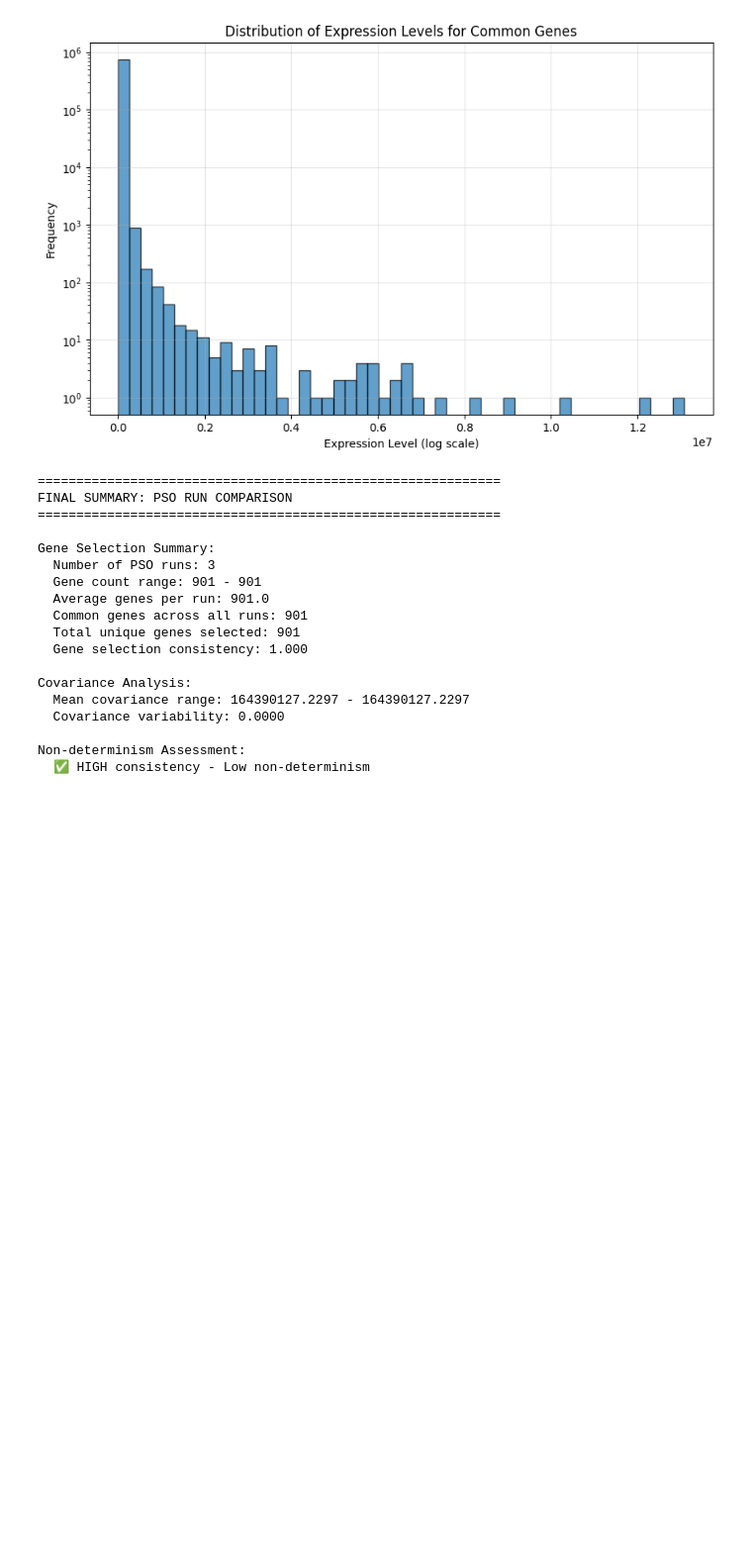
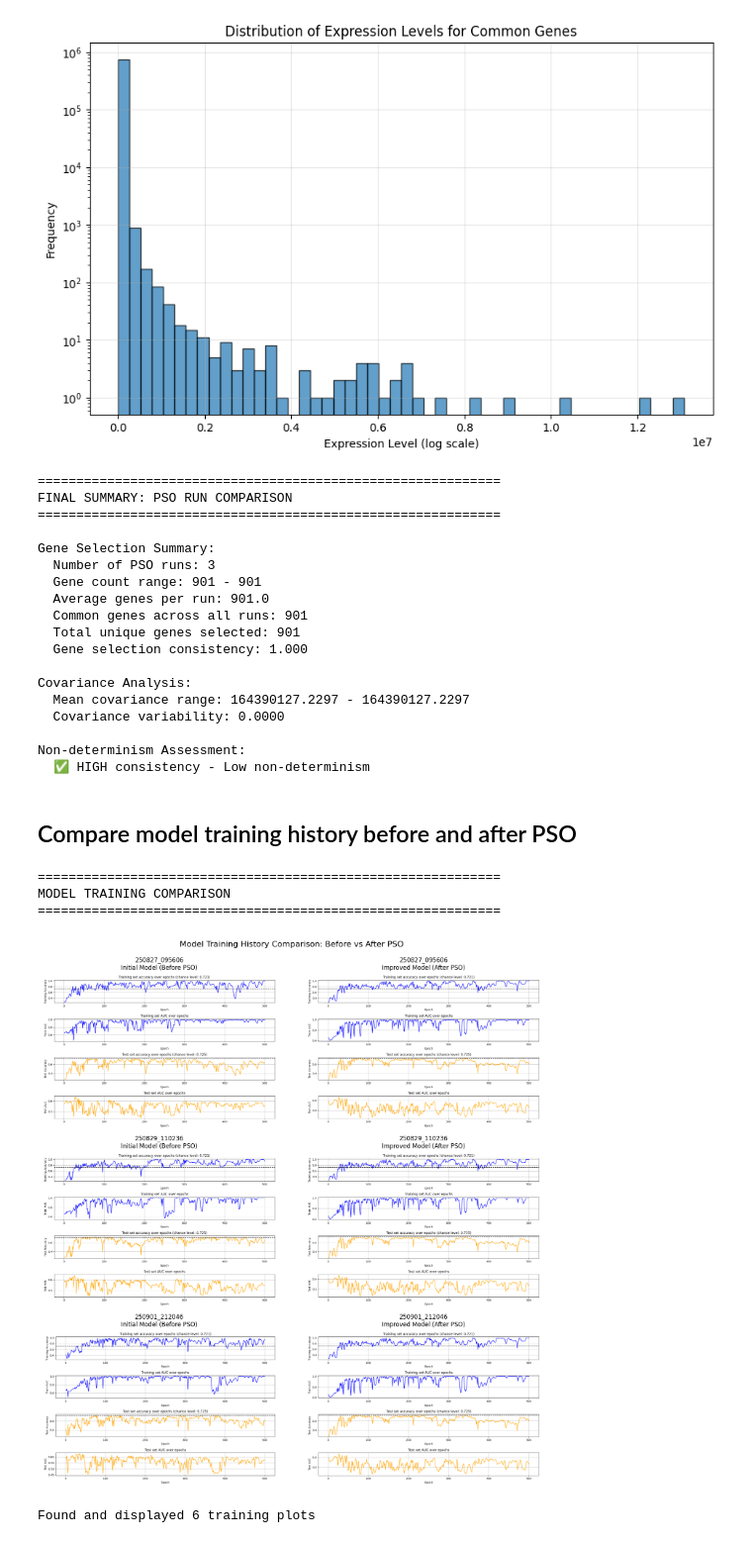
Before and after one commit to dottipr/PAGEpy, a Jupyter notebook: example_notebooks/compare_pso_runs_experimental.ipynb, the cells around one changed output. Shown at 99% size. Drawn from its saved outputs; the diff is of its cells as text; code cells hidden in the pictures; blank space fills up the shorter version.

Commit message:
runs comparison: add training history comparison plots

```diff
--- a/example_notebooks/compare_pso_runs_experimental.ipynb
+++ b/example_notebooks/compare_pso_runs_experimental.ipynb
@@ -379,3 +376,78 @@ Covariance Analysis:
 
 Non-determinism Assessment:
   ✅ HIGH consistency - Low non-determinism
+# %% [markdown]
+## Compare model training history before and after PSO
+# %%
+from PIL import Image
+import matplotlib.image as mpimg
+
+
+def load_and_display_training_plots(run_dirs, considered_ids):
+    """Load and display training history plots for comparison"""
+
+    n_runs = len(run_dirs)
+    if n_runs == 0:
+        print("No run directories found!")
+        return
+
+    # Create figure with subplots for each run
+    fig, axes = plt.subplots(n_runs, 2, figsize=(15, 5*n_runs))
+
+    # Handle case with single run
+    if n_runs == 1:
+        axes = axes.reshape(1, -1)
+
+    plot_types = ['initial_model_history.png', 'improved_model_history.png']
+    plot_titles = ['Initial Model (Before PSO)', 'Improved Model (After PSO)']
+
+    found_plots = []
+
+    for i, (run_dir, run_id) in enumerate(zip(run_dirs, considered_ids)):
+        for j, (plot_file, plot_title) in enumerate(zip(plot_types, plot_titles)):
+            plot_path = os.path.join(run_dir, plot_file)
+
+            if os.path.exists(plot_path):
+                try:
+                    # Load and display image
+                    img = mpimg.imread(plot_path)
+                    axes[i, j].imshow(img)
+                    axes[i, j].set_title(f'{run_id}\n{plot_title}')
+                    axes[i, j].axis('off')
+                    found_plots.append((run_id, plot_title))
+
+                except Exception as e:
+                    axes[i, j].text(0.5, 0.5, f'Error loading\n{plot_file}\n{str(e)}',
+                                    ha='center', va='center', transform=axes[i, j].transAxes)
+                    axes[i, j].set_title(f'{run_id}\n{plot_title} (Error)')
+                    axes[i, j].axis('off')
+            else:
+                axes[i, j].text(0.5, 0.5, f'Plot not found:\n{plot_file}',
+                                ha='center', va='center', transform=axes[i, j].transAxes)
+                axes[i, j].set_title(f'{run_id}\n{plot_title} (Missing)')
+                axes[i, j].axis('off')
+
+    plt.tight_layout()
+    plt.suptitle('Model Training History Comparison: Before vs After PSO',
+                 fontsize=16, y=1.02)
+    plt.show()
+
+    print(f"Found and displayed {len(found_plots)} training plots")
+    return found_plots
+
+
+# Load and display training history plots
+print("\n" + "="*60)
+print("MODEL TRAINING COMPARISON")
+print("="*60)
+
+if run_dirs:
+    found_plots = load_and_display_training_plots(run_dirs, considered_ids)
+else:
+    print("No run directories available for plot comparison")
+# %% [output]
+============================================================
+MODEL TRAINING COMPARISON
+============================================================
+[figure, added]
+Found and displayed 6 training plots
```
Also changed, not shown: parts of 2 cells of this notebook, 1 other file.
